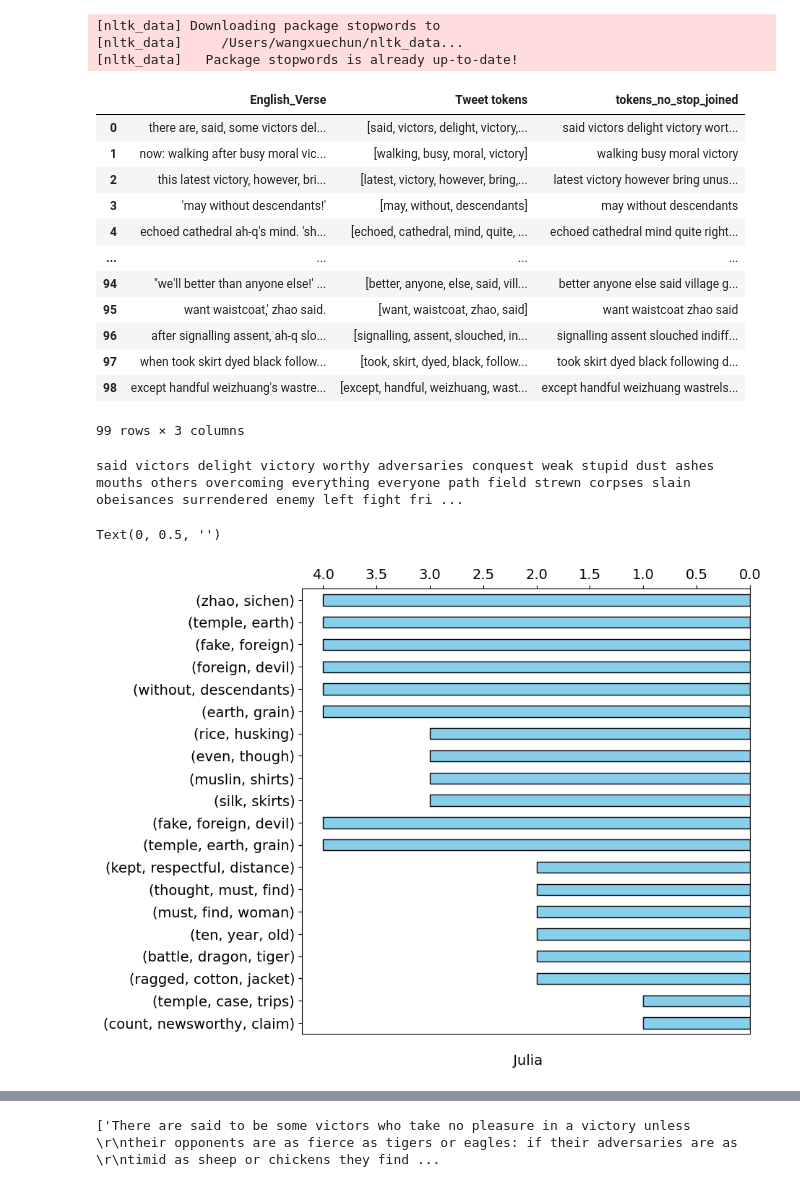
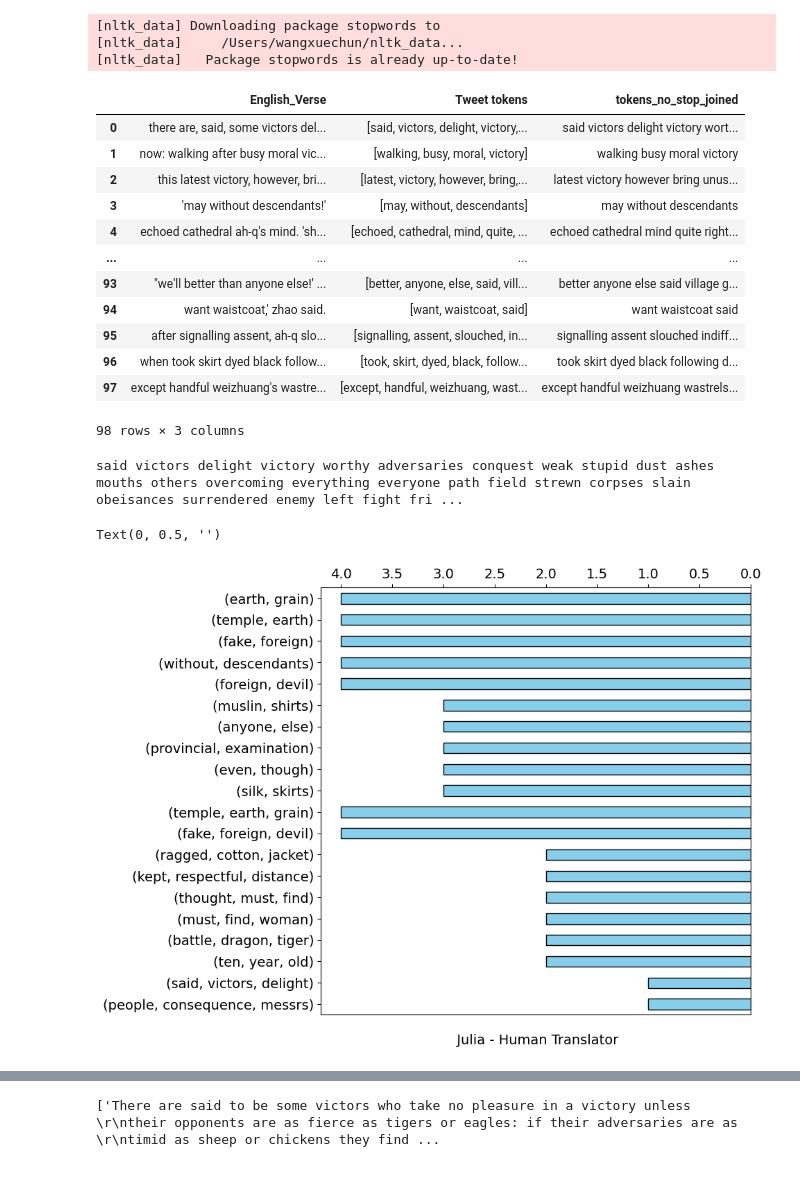
Before and after one commit to sydney-machine-learning/translationanalysis-Mandarin, a Jupyter notebook: jupyter_notebook/semantic_analysis.ipynb, the cells around one changed output, grey strips where cells are left out. Cells and saved outputs as stored; diff of their text form; code cells hidden in the pictures.

```diff
--- a/jupyter_notebook/semantic_analysis.ipynb
+++ b/jupyter_notebook/semantic_analysis.ipynb
@@ -318,7 +288,7 @@ from gensim.utils import simple_preprocess
 nltk.download('stopwords')
 
 stop_words = stopwords.words('english')
-newStopWords = ['ah', 'q', 'i']
+newStopWords = ['ah', 'q', 'i', 'mrs', 'chao', 'zhao', 'sichen', 'woman', 'man']
 stop_words.extend(newStopWords)
 
 def remove_stopwords(tweets):
@@ -356,12 +326,12 @@ df_ngrams_julia
 | 3 | 'may without descendants!' | [may, without, descendants] | may without descendants |
 | 4 | echoed cathedral ah-q's mind. 'sh... | [echoed, cathedral, mind, quite, ... | echoed cathedral mind quite right... |
 | ... | ... | ... | ... |
-| 94 | "we'll better than anyone else!' ... | [better, anyone, else, said, vill... | better anyone else said village g... |
-| 95 | want waistcoat,' zhao said. | [want, waistcoat, zhao, said] | want waistcoat zhao said |
-| 96 | after signalling assent, ah-q slo... | [signalling, assent, slouched, in... | signalling assent slouched indiff... |
-| 97 | when took skirt dyed black follow... | [took, skirt, dyed, black, follow... | took skirt dyed black following d... |
-| 98 | except handful weizhuang's wastre... | [except, handful, weizhuang, wast... | except handful weizhuang wastrels... |
+| 93 | "we'll better than anyone else!' ... | [better, anyone, else, said, vill... | better anyone else said village g... |
+| 94 | want waistcoat,' zhao said. | [want, waistcoat, said] | want waistcoat said |
+| 95 | after signalling assent, ah-q slo... | [signalling, assent, slouched, in... | signalling assent slouched indiff... |
+| 96 | when took skirt dyed black follow... | [took, skirt, dyed, black, follow... | took skirt dyed black following d... |
+| 97 | except handful weizhuang's wastre... | [except, handful, weizhuang, wast... | except handful weizhuang wastrels... |
-99 rows × 3 columns
+98 rows × 3 columns
 # %%
 text = retrieve_text(df_ngrams_julia)
 print(text)
@@ -373,26 +343,26 @@ import matplotlib.pyplot as plt
 # %%
 bigram1 = ngrams_series_func(text, 2)
 trigram1 = ngrams_series_func(text, 3)
 
 
 
 ngram1 = pd.concat([bigram1, trigram1])
 barstyle = {'width': 0.5, 'edgecolor': 'black'}
 
 plt.rcParams.update({'font.size': 14})
 #fig, ax=plt.subplots(1,2, figsize=(16,8), gridspec_kw = {'width_ratios':[1,1], 'wspace':0.1, 'hspace':0.1})
 fig, ax=plt.subplots(1,1, figsize=(8,8))
 
 #barh_ax = ax[0]
 barh_ax = ax
 
 ngram1[::-1].plot.barh(ax=barh_ax, color= 'skyblue',**barstyle)
 barh_ax.yaxis.set_label_position("left")
 barh_ax.xaxis.tick_top()
 barh_ax.xaxis.set_label_position("bottom")
 barh_ax.set_xlim(barh_ax.get_xlim()[::-1])
-barh_ax.set_xlabel('\n Julia')
+barh_ax.set_xlabel('\n Julia - Human Translator')
 barh_ax.set_ylabel('',fontsize=50)
 # %% [output]
 Text(0, 0.5, '')
-[figure, old version]
+[figure, new version]
```
Also changed, not shown: parts of 12 cells of this notebook.
